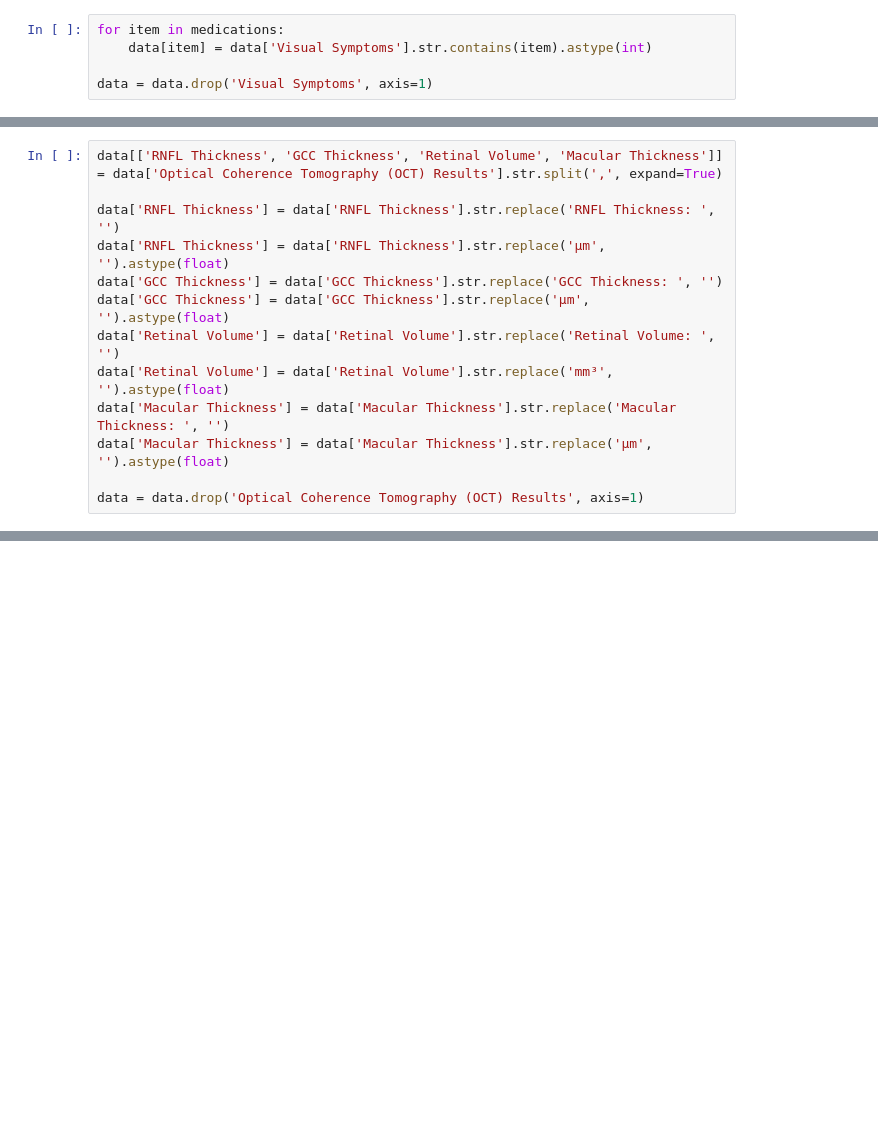
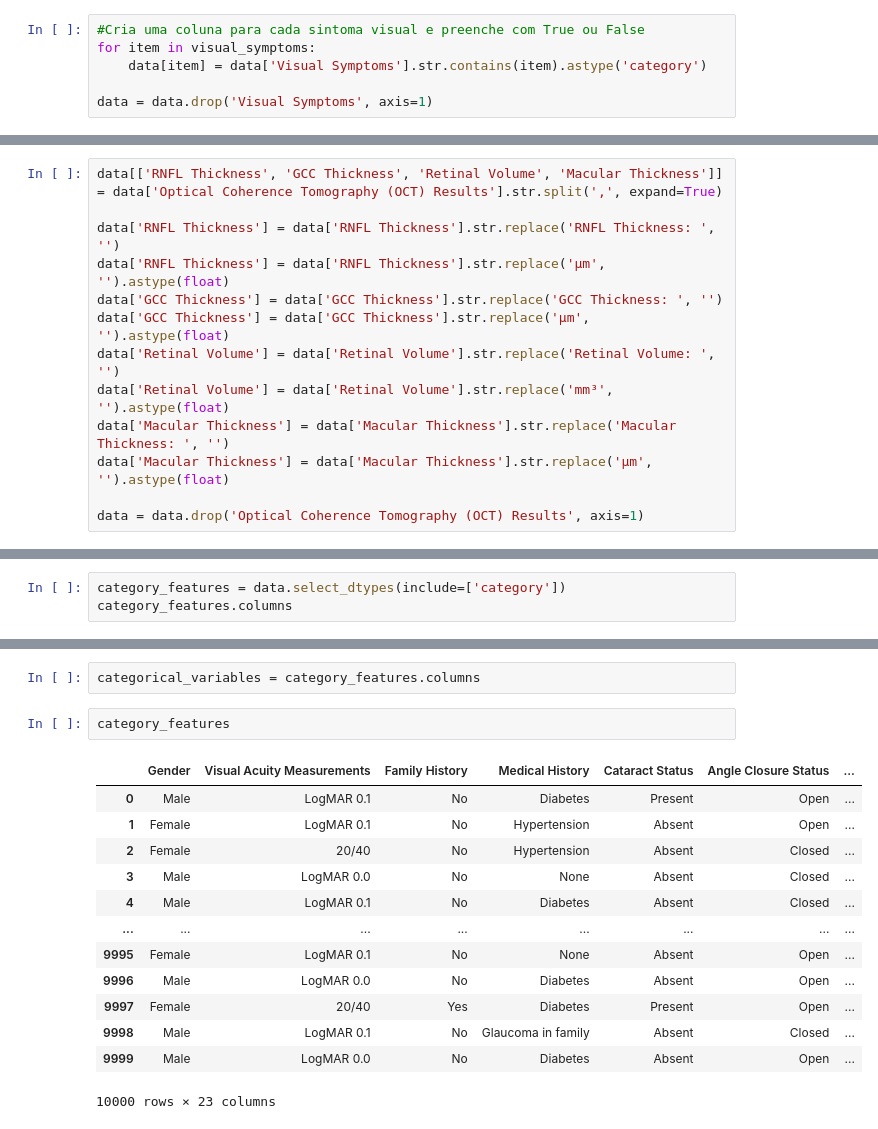
Before and after one commit to marlonsp/Projeto2_MachineLearning_23.2, a Jupyter notebook: notebooks/Projeto.ipynb, the cells around one changed output, grey strips where cells are left out. Saved outputs shown, nothing was run; the diff lists cells and outputs as text; blank space fills up the shorter version.

```diff
--- a/notebooks/Projeto.ipynb
+++ b/notebooks/Projeto.ipynb
@@ -152,8 +153,9 @@ visual_symptoms
  'Vision loss',
  'Vomiting'}
 # %%
-for item in medications:
-    data[item] = data['Visual Symptoms'].str.contains(item).astype(int)
+#Cria uma coluna para cada sintoma visual e preenche com True ou False
+for item in visual_symptoms:
+    data[item] = data['Visual Symptoms'].str.contains(item).astype('category')
 
 data = data.drop('Visual Symptoms', axis=1)
 # %%
@@ -208,0 +226,3 @@ data.head()
+# %%
+category_features = data.select_dtypes(include=['category'])
+category_features.columns
@@ -208,0 +306,18 @@ data.head()
+# %%
+categorical_variables = category_features.columns
+# %%
+category_features
+# %% [output]
+|  | Gender | Visual Acuity Measurements | Family History | Medical History | Cataract Status | Angle Closure Status | ... |
+| 0 | Male | LogMAR 0.1 | No | Diabetes | Present | Open | ... |
+| 1 | Female | LogMAR 0.1 | No | Hypertension | Absent | Open | ... |
+| 2 | Female | 20/40 | No | Hypertension | Absent | Closed | ... |
+| 3 | Male | LogMAR 0.0 | No | None | Absent | Closed | ... |
+| 4 | Male | LogMAR 0.1 | No | Diabetes | Absent | Closed | ... |
+| ... | ... | ... | ... | ... | ... | ... | ... |
+| 9995 | Female | LogMAR 0.1 | No | None | Absent | Open | ... |
+| 9996 | Male | LogMAR 0.0 | No | Diabetes | Absent | Open | ... |
+| 9997 | Female | 20/40 | Yes | Diabetes | Present | Open | ... |
+| 9998 | Male | LogMAR 0.1 | No | Glaucoma in family | Absent | Closed | ... |
+| 9999 | Male | LogMAR 0.0 | No | Diabetes | Absent | Open | ... |
+10000 rows × 23 columns
```
Also changed, not shown: parts of 11 cells of this notebook.
